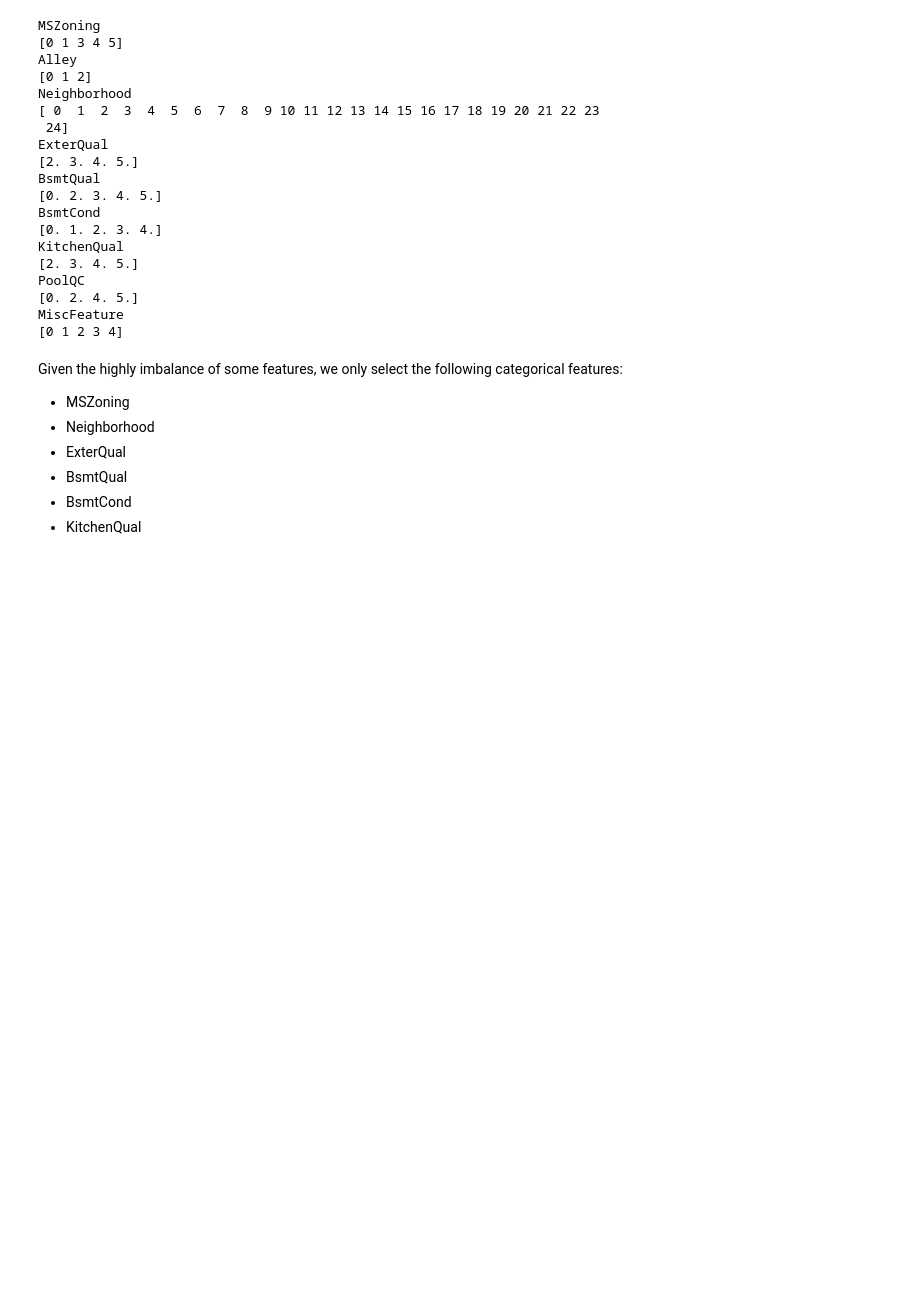
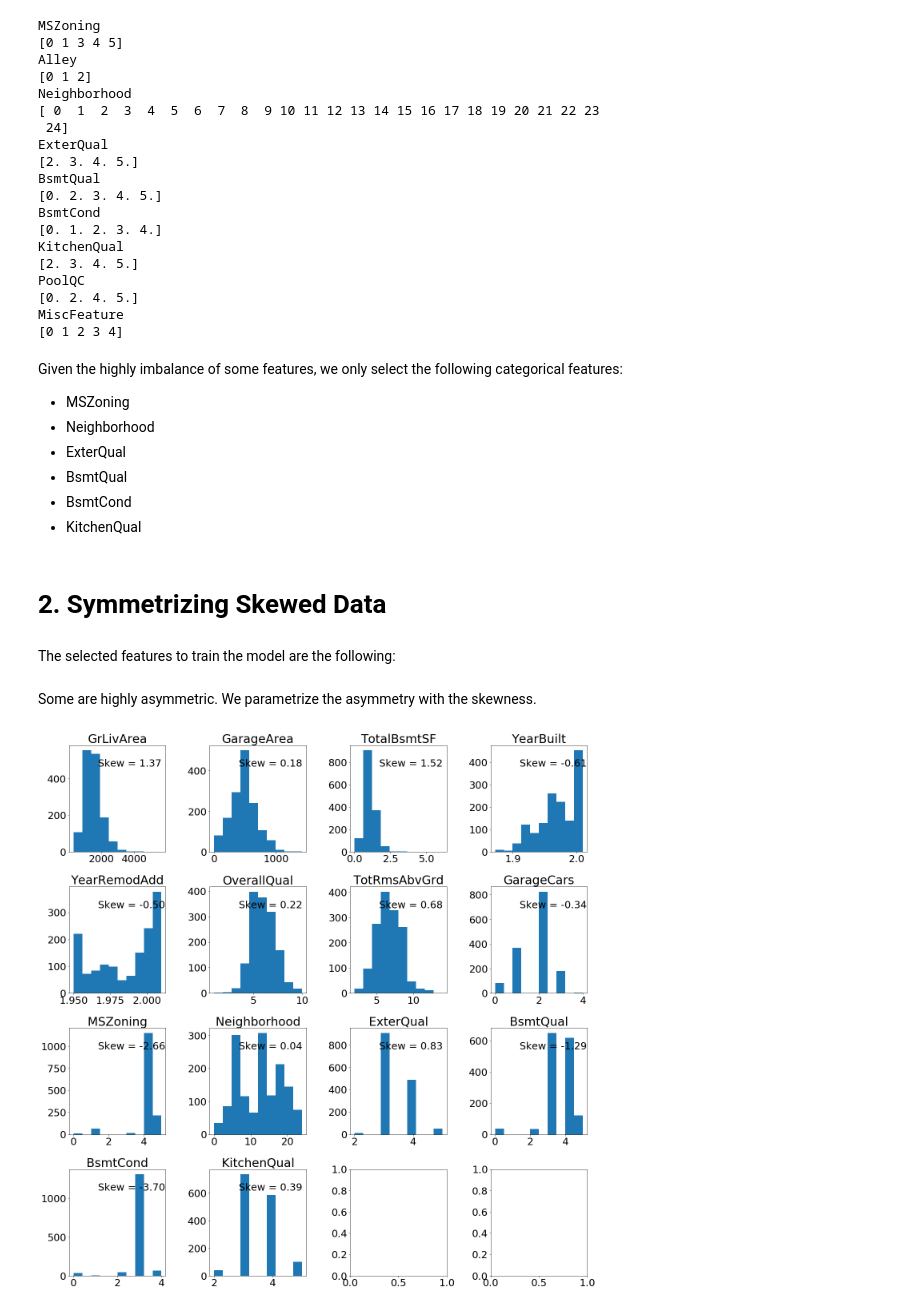
Before and after one commit to flucarelli94/MachineLearning_projects, a Jupyter notebook: House prices/Sale_price_prediction.ipynb, the cells around one changed output. Cells and saved outputs as stored; diff of their text form; code cells hidden in the pictures; blank space fills up the shorter version.

Commit message:
Symmetrizing skewed data

```diff
--- a/House prices/Sale_price_prediction.ipynb
+++ b/House prices/Sale_price_prediction.ipynb
@@ -463,3 +463,31 @@ Given the highly imbalance of some features, we only select the following catego
  * BsmtQual
  * BsmtCond
  * KitchenQual
+# %% [markdown]
+# 2. Symmetrizing Skewed Data
+# %% [markdown]
+The selected features to train the model are the following:
+# %%
+sel_features = [
+    'GrLivArea', 'GarageArea', 'TotalBsmtSF', 'YearBuilt', 'YearRemodAdd',
+    'OverallQual', 'TotRmsAbvGrd', 'GarageCars',
+    'MSZoning', 'Neighborhood', 'ExterQual', 'BsmtQual', 'BsmtCond', 'KitchenQual'
+               ]
+# %% [markdown]
+Some are highly asymmetric. We parametrize the asymmetry with the skewness.
+# %%
+nrows, ncols = 4, 4
+fig, axs = plt.subplots(nrows=nrows, ncols=ncols, figsize=(20, 20))
+
+skew = []
+for ivar, var in enumerate(sel_features):
+    row = int(ivar/ncols)
+    col = ivar%ncols
+    axs[row, col].hist(train_init[var])
+    axs[row, col].set_title(var)
+    skew.append(train_init[var].skew())
+    axs[row,col].text(0.3, 0.8, 'Skew = {:.2f}'.format(skew[-1]), transform=axs[row, col].transAxes)
+plt.tight_layout()
+plt.show()
+# %% [output]
+[figure, added]
```
Also changed, not shown: parts of 7 cells of this notebook.
